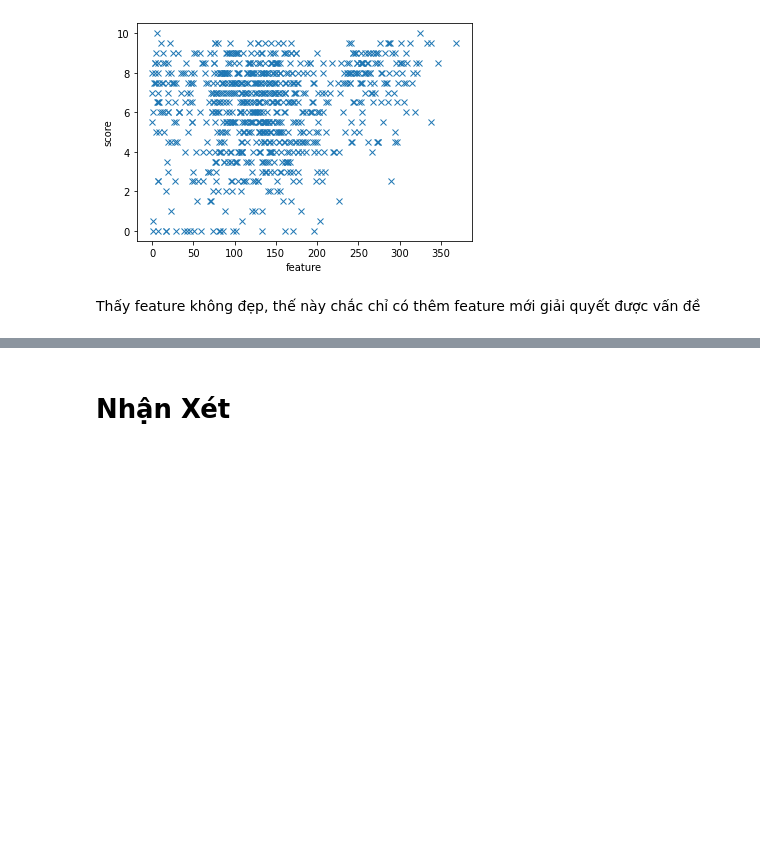
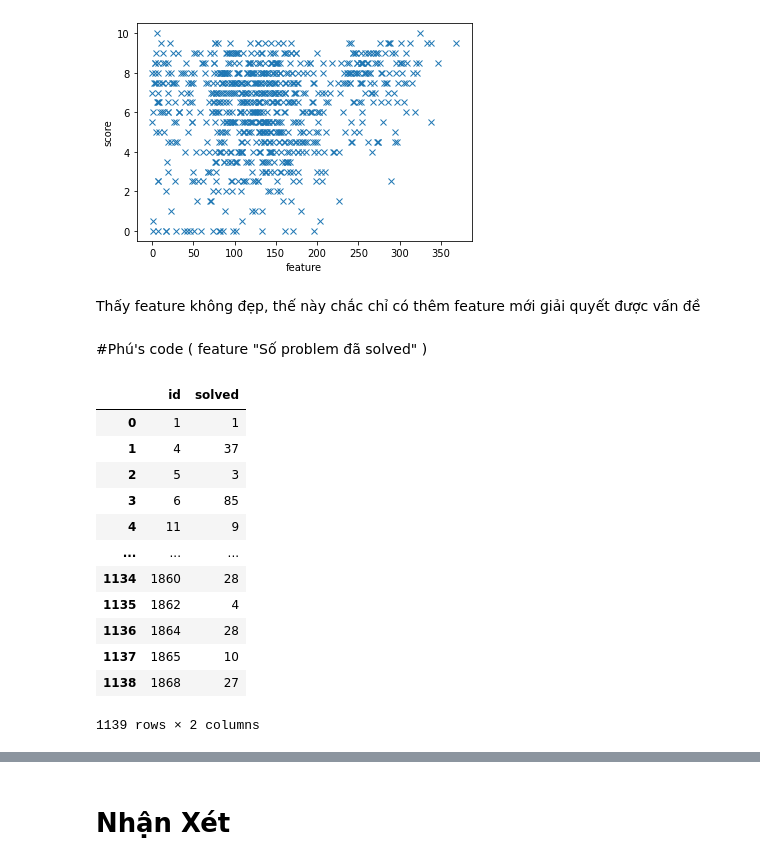
Before and after one commit to phutaekwondo/CS114.L21, a Jupyter notebook: duDoanDiemCuoiKy_homeWork/Bai_colab_so3.ipynb, the cells around one changed output, grey strips where cells are left out. Drawn from its saved outputs; the diff is of its cells as text; code cells hidden in the pictures; blank space fills up the shorter version.

```diff
--- a/duDoanDiemCuoiKy_homeWork/Bai_colab_so3.ipynb
+++ b/duDoanDiemCuoiKy_homeWork/Bai_colab_so3.ipynb
@@ -345,3 +345,5 @@ scatter_plot_1feat_1score( _feat, _score )
 [figure]
 # %% [markdown]
 Thấy feature không đẹp, thế này chắc chỉ có thêm feature mới giải quyết được vấn đề
+# %% [markdown]
+#Phú's code ( feature "Số problem đã solved" )
@@ -347,0 +359,18 @@ Thấy feature không đẹp, thế này chắc chỉ có thêm feature mới gi
+# %%
+df_count_df_score = df_count_df_score.reset_index()
+df_count_df_score = df_count_df_score.rename( columns={"id":"solved", "user_id":"id"})
+df_count_df_score
+# %% [output]
+|  | id | solved |
+| 0 | 1 | 1 |
+| 1 | 4 | 37 |
+| 2 | 5 | 3 |
+| 3 | 6 | 85 |
+| 4 | 11 | 9 |
+| ... | ... | ... |
+| 1134 | 1860 | 28 |
+| 1135 | 1862 | 4 |
+| 1136 | 1864 | 28 |
+| 1137 | 1865 | 10 |
+| 1138 | 1868 | 27 |
+1139 rows × 2 columns
```
Also changed, not shown: parts of 7 cells of this notebook.
